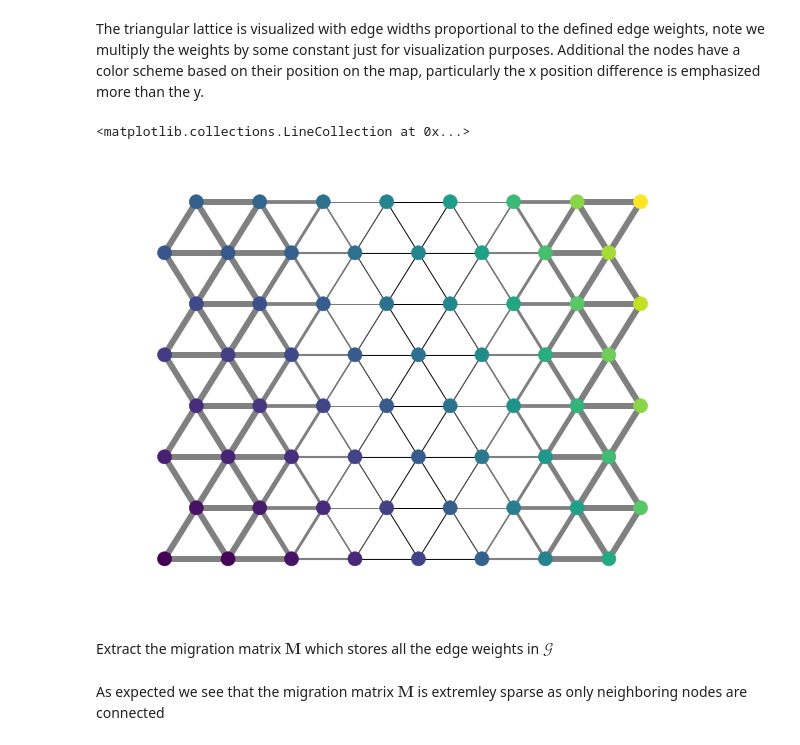
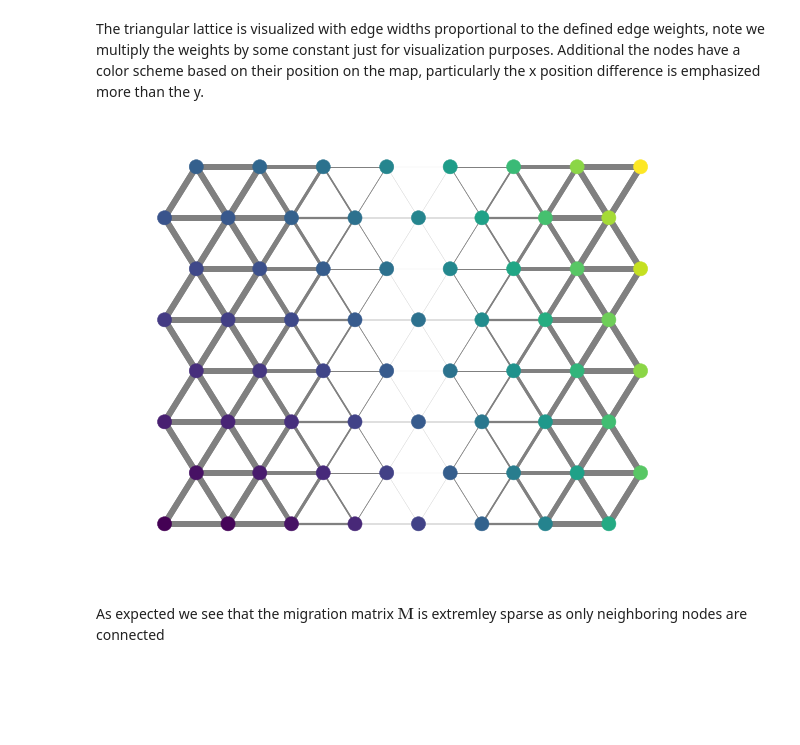
Before and after one commit to jhmarcus/spatial-random-walk, a Jupyter notebook: notebooks/isolation_by_srw.ipynb, the cells around one changed output. Cells and saved outputs as stored; diff of their text form; code cells hidden in the pictures; blank space fills up the shorter version.

```diff
--- a/notebooks/isolation_by_srw.ipynb
+++ b/notebooks/isolation_by_srw.ipynb
@@ -165,10 +99,38 @@ weights = [g[i][j]['m'] for i,j in g.edges()]
+# %%
+n = 8 # number of rows in lattice
+p = 8 # number of cols in lattice
+
+# define habitat object
+h = Habitat(n, p)
+
+# define migration rate function
+def quad_barrier_migration(self, m_min, m_max):
+    '''
+    Args:
+        g: nx.graph
+            regular lattice
+        s: np.array
+            d x 2 array of spatial positions
+    Returns:
+        g: nx.graph
+            regular lattice with assigned weights
+    '''
+    s0_max = np.max(self.s[:,0])
+    s0_med = np.median(self.s[:,0]) + .25
+    for i,j in self.g.edges():
+        mu = np.mean([self.s[i,0], self.s[j,0]])
+        m = (s0_max / s0_med ** 2) * (mu - s0_med) ** 2 + m_min
+        self.g[i][j]['m'] = min(m, m_max)
+
+    self.m = nx.adjacency_matrix(self.g, weight='m')
+    self.m = self.m.toarray()
+
+# assign and compute migration rates
+h.mig_rate_func = quad_barrier_migration
+h.mig_rate_func(h, .01, 3.)
+
+# compute graph laplacian and resistence / random walk distance
+h.compute_graph_laplacian()
+h.compute_distances()
 # %% [markdown]
 The triangular lattice is visualized with edge widths proportional to the defined edge weights, note we multiply the weights by some constant just for visualization purposes. Additional the nodes have a color scheme based on their position on the map, particularly the x position difference is emphasized more than the y.
-# %%
-nx.draw(g, pos=pos_dict, node_size=200, node_color=s[:,0]**2 + (np.sqrt(d) / 2) * s[:,1], cmap=cm.viridis)
-nx.draw_networkx_edges(g, pos_dict, width=2*np.array(weights), edge_color='gray')
-# %% [output]
-<matplotlib.collections.LineCollection at 0x...>
-[figure, removed]
-# %% [markdown]
-Extract the migration matrix $\mathbf{M}$ which stores all the edge weights in $\mathcal{G}$
@@ -179,2 +137,7 @@ d = m.shape[0]
+# %%
+# plot the triangular lattice
+h.plot_graph(200, 2, False)
+# %% [output]
+[figure, added]
 # %% [markdown]
 As expected we see that the migration matrix $\mathbf{M}$ is extremley sparse as only neighboring nodes are connected
```
Also changed, not shown: parts of 44 cells of this notebook, 4 other files.
